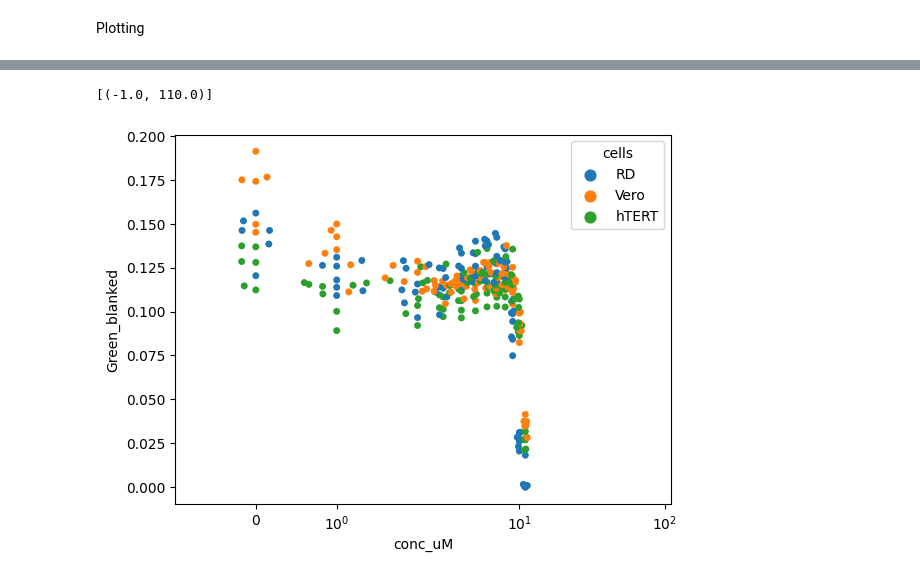
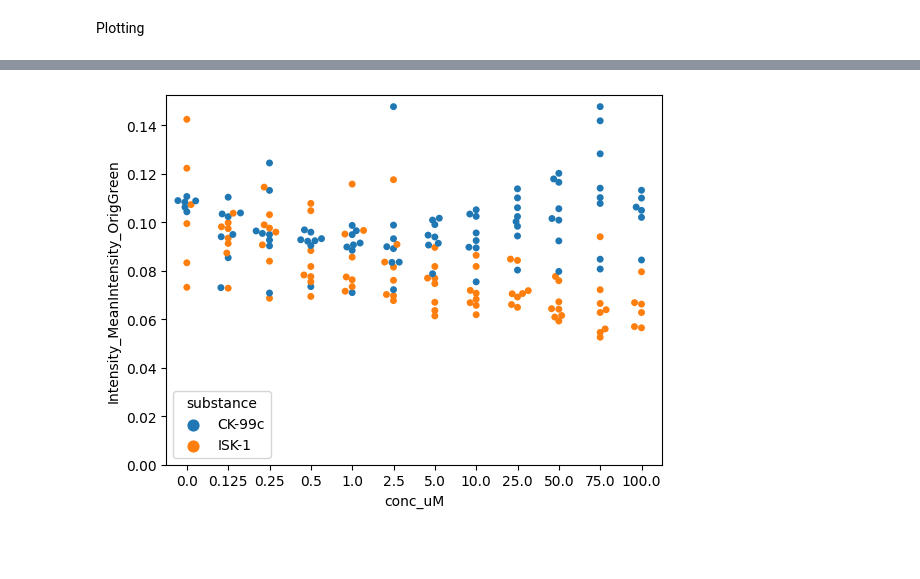
Before and after one commit to arteys/Resazurin_ChemiDoc, a Jupyter notebook: RZ_12_concentrations.ipynb, the cells around one changed output, grey strips where cells are left out. Drawn from its saved outputs; the diff is of its cells as text; code cells hidden in the pictures; blank space fills up the shorter version.

```diff
--- a/RZ_12_concentrations.ipynb
+++ b/RZ_12_concentrations.ipynb
@@ -129,7 +122,7 @@ blank_control_array = []
 
 for p in plate:
     blank_p = data_plate[(data_plate['blank'] == 'Yes') & (data_plate['FileName_RGB'] == p)].loc[:,'Intensity_MeanIntensity_OrigGreen'].mean()
-    control_p = data_plate[(data_plate['conc_uM'] == 0) & (data_plate['blank'] == 'No') & (data_plate['FileName_RGB'] == p)].loc[:,'Intensity_MeanIntensity_OrigGreen'].mean()
+    control_p = data_plate[(data_plate['control'] == 'Yes') & (data_plate['blank'] == 'No') & (data_plate['FileName_RGB'] == p)].loc[:,'Intensity_MeanIntensity_OrigGreen'].mean()
     bc_array_i = [blank_p,control_p,p]
 
     blank_control_array.append(bc_array_i)
@@ -155,3 +153,12 @@ data_plate_with_mean_blank_control['Green_relative'] = data_plate_with_mean_blan
+# %%
+# data_selected = data_plate_with_mean_blank_control[(data_plate_with_mean_blank_control['cells'] == 'Vero') &
+#                                                    (data_plate_with_mean_blank_control['sample'] == 'CK')]
+
+# data_selected = data_plate_with_mean_blank_control[(data_plate_with_mean_blank_control['substance'] == 'ISK-1')]
+data_selected = data_plate_with_mean_blank_control[(data_plate_with_mean_blank_control['cells'] == 'hTERT')]
+# data_selected = data_plate_with_mean_blank_control[(data_plate_with_mean_blank_control['control'] == 'Yes')]
+
+# print(data_selected['Intensity_IntegratedIntensity_OrigRed'][(data_selected['control'] == 'Yes')])
 # %% [markdown]
 Plotting
 # %%
@@ -171,7 +178,9 @@ Error:
 # %%
-ax = sns.swarmplot(data=data_plate_with_mean_blank_control, x="conc_uM", y="Green_blanked", hue = 'cells')
-ax.set(xscale="symlog")
-ax.set(xlim=(-1, 110))
+ax = sns.swarmplot(data=data_selected, x="conc_uM", y="Intensity_MeanIntensity_OrigGreen", hue = 'substance')
+# ax.set(xscale="symlog")
+# ax.set(xlim=(-1, 110))
+
+ax.set(ylim = (0,None))
+plt.show()
 # %% [output]
-[(-1.0, 110.0)]
-[figure, old version]
+[figure, new version]
```
Also changed, not shown: parts of 9 cells of this notebook.
